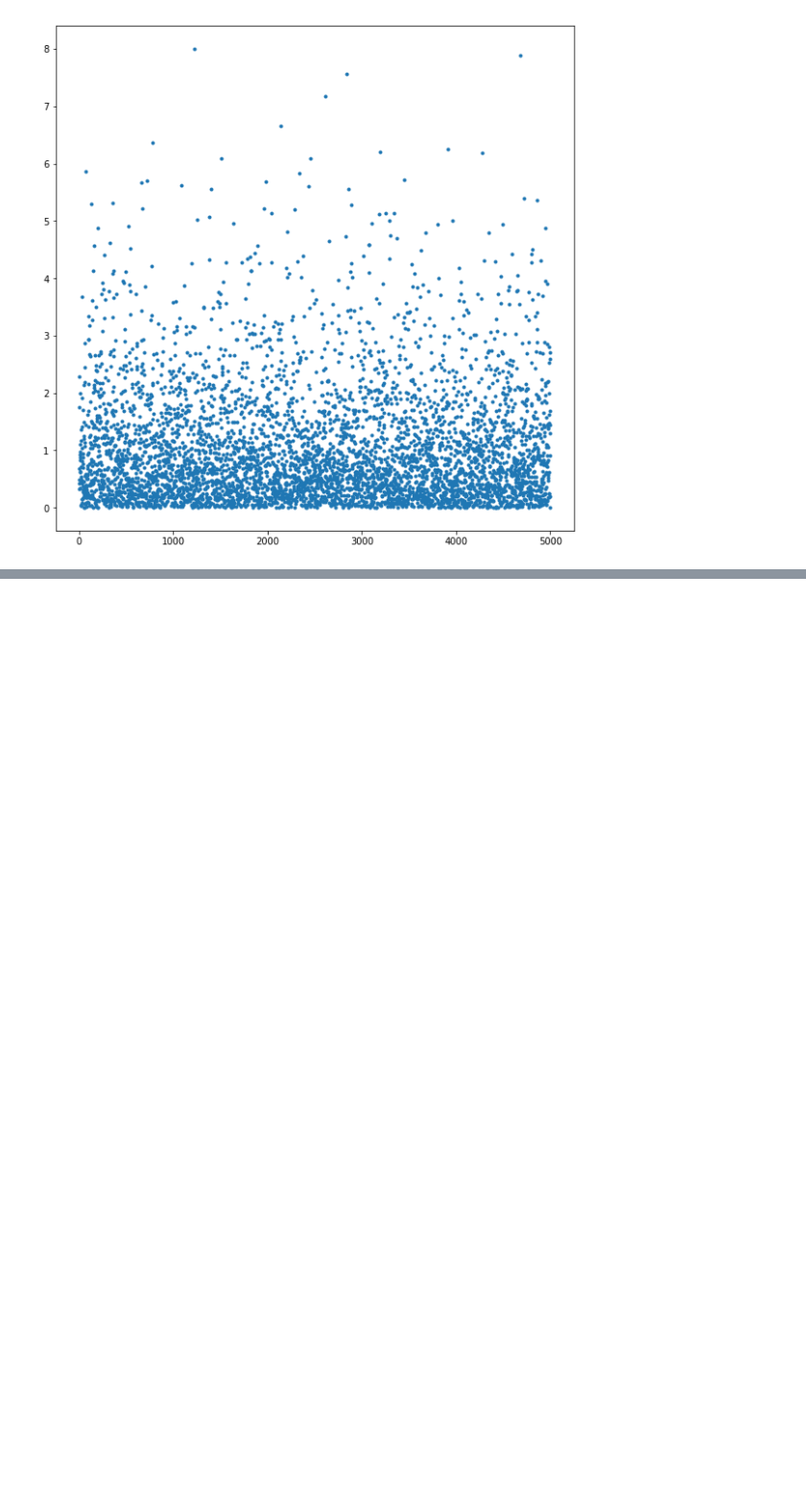
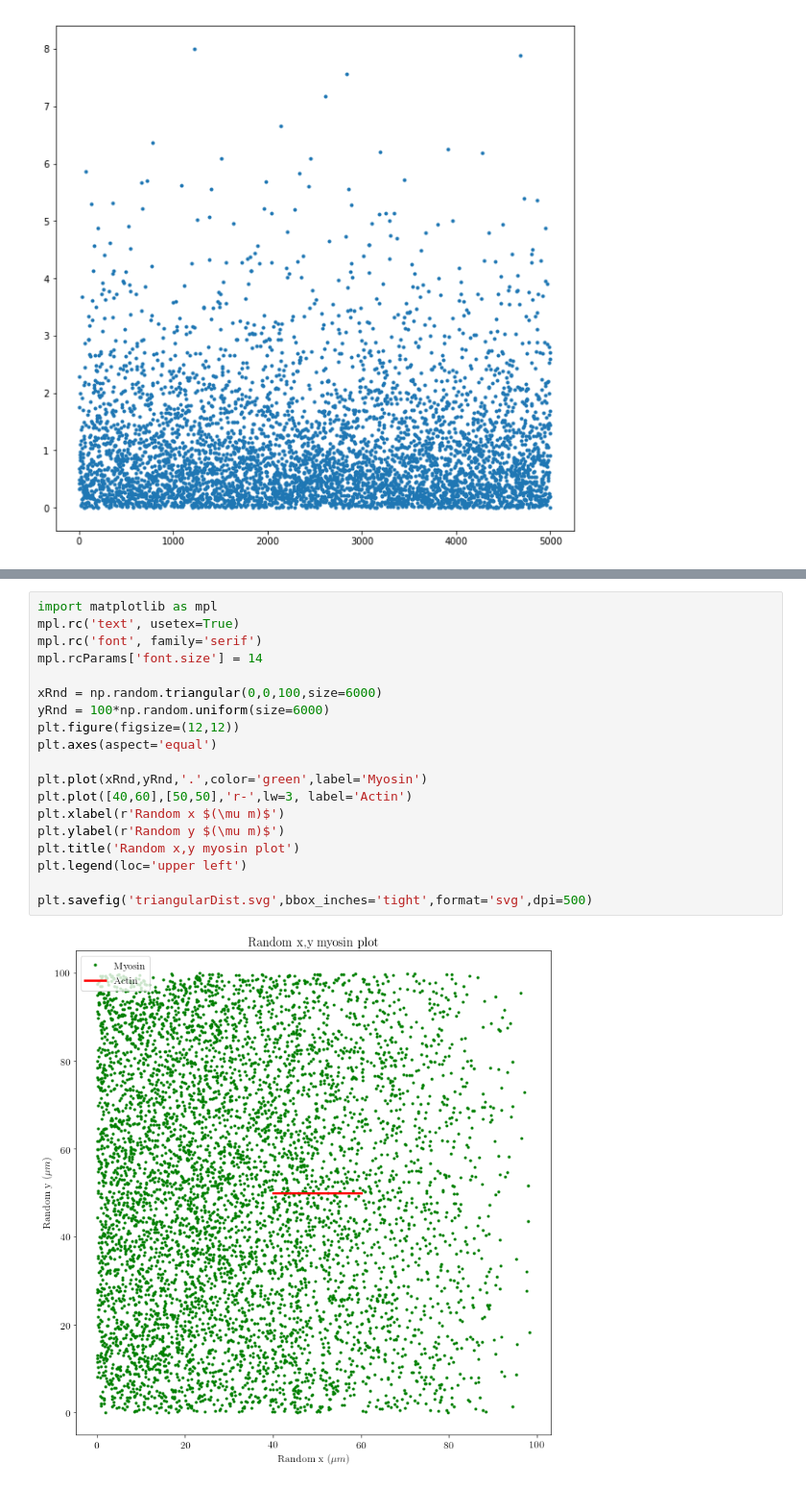
Before and after one commit to SamMachariaPhD/simulate201819, a Jupyter notebook: Gradient random surface.ipynb, the cells around one changed output, grey strips where cells are left out. Shown at 96% size. Drawn from its saved outputs; the diff is of its cells as text; blank space fills up the shorter version.

```diff
--- a/Gradient random surface.ipynb
+++ b/Gradient random surface.ipynb
@@ -55,0 +119,21 @@ plt.plot(Ernd,'.')
+# %%
+import matplotlib as mpl
+mpl.rc('text', usetex=True)
+mpl.rc('font', family='serif')
+mpl.rcParams['font.size'] = 14
+
+xRnd = np.random.triangular(0,0,100,size=6000)
+yRnd = 100*np.random.uniform(size=6000)
+plt.figure(figsize=(12,12))
+plt.axes(aspect='equal')
+
+plt.plot(xRnd,yRnd,'.',color='green',label='Myosin')
+plt.plot([40,60],[50,50],'r-',lw=3, label='Actin')
+plt.xlabel(r'Random x $(\mu m)$')
+plt.ylabel(r'Random y $(\mu m)$')
+plt.title('Random x,y myosin plot')
+plt.legend(loc='upper left')
+
+plt.savefig('triangularDist.svg',bbox_inches='tight',format='svg',dpi=500)
+# %% [output]
+[figure, added]
```
Also changed, not shown: parts of 2 cells of this notebook, 7 other files.
